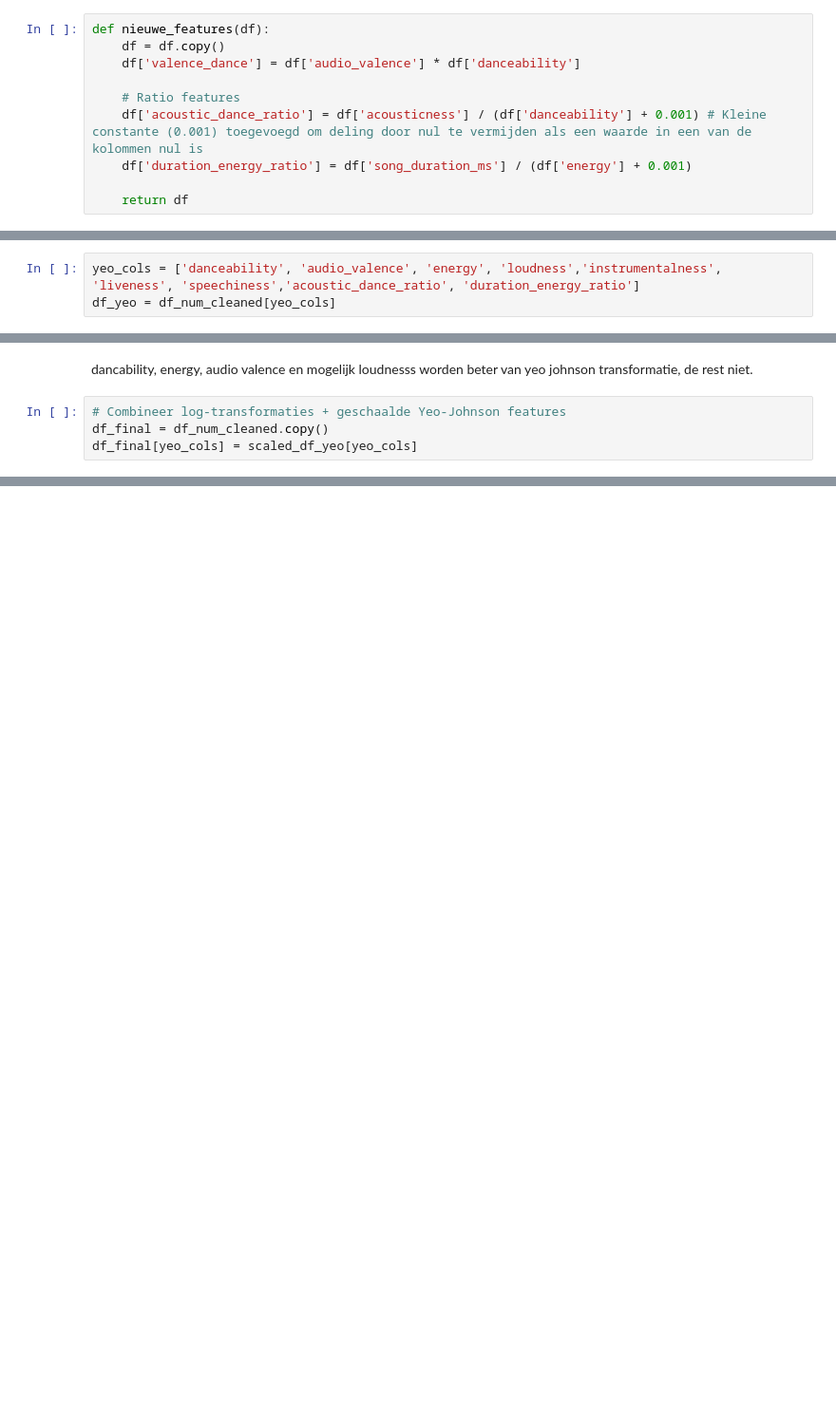
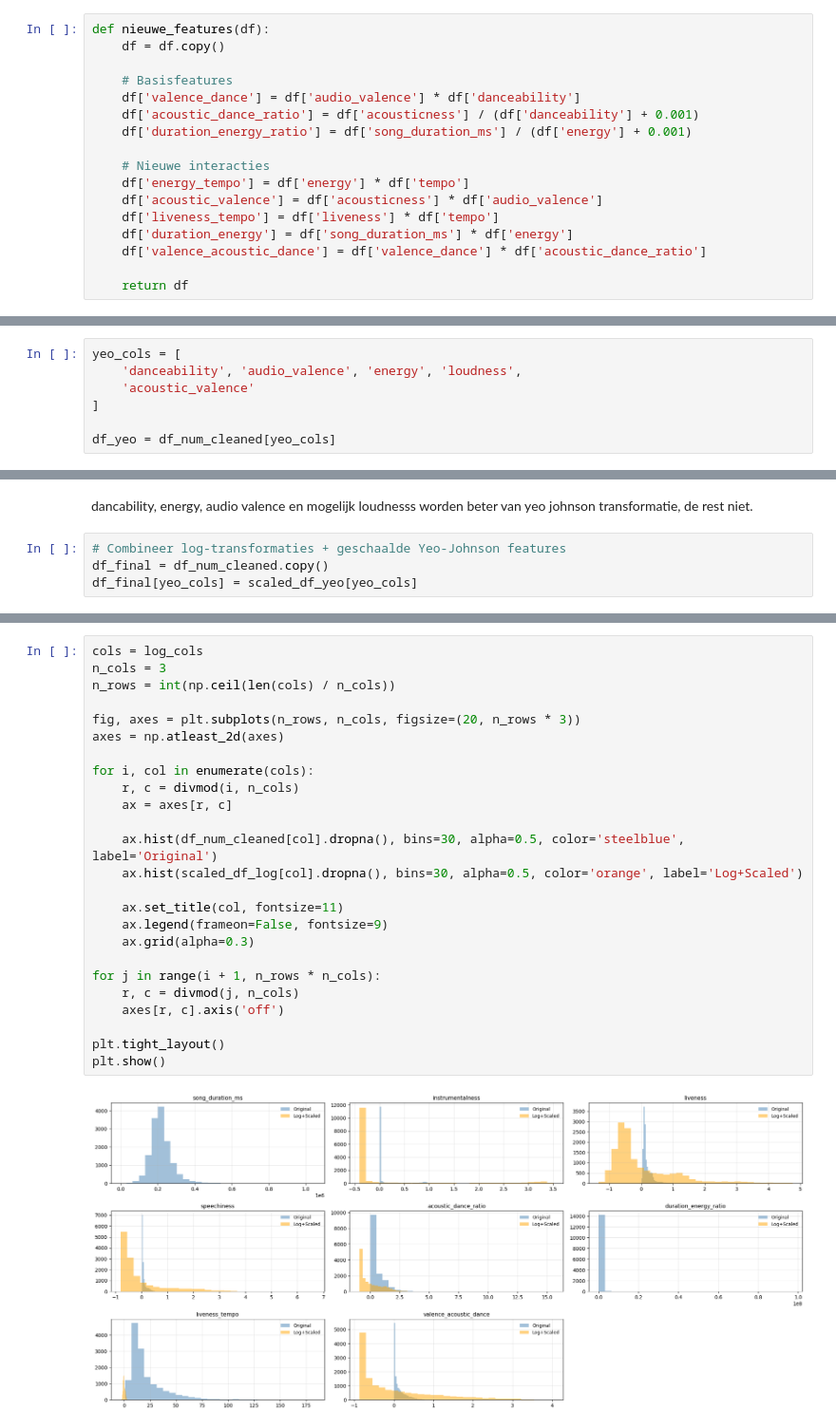
Before and after one commit to OdessaA/DataScience_SongPrediction, a Jupyter notebook: Data Exploratie.ipynb, the cells around one changed output, grey strips where cells are left out. Shown at 95% size. Cells and saved outputs as stored; diff of their text form; blank space fills up the shorter version.

```diff
--- a/Data Exploratie.ipynb
+++ b/Data Exploratie.ipynb
@@ -155,12 +223,19 @@ Piek tussen 50 en 75.
 # %%
 def nieuwe_features(df):
     df = df.copy()
+
+    # Basisfeatures
     df['valence_dance'] = df['audio_valence'] * df['danceability']
-
-    # Ratio features
-    df['acoustic_dance_ratio'] = df['acousticness'] / (df['danceability'] + 0.001) # Kleine constante (0.001) toegevoegd om deling door nul te vermijden als een waarde in een van de kolommen nul is
+    df['acoustic_dance_ratio'] = df['acousticness'] / (df['danceability'] + 0.001)
     df['duration_energy_ratio'] = df['song_duration_ms'] / (df['energy'] + 0.001)
 
+    # Nieuwe interacties
+    df['energy_tempo'] = df['energy'] * df['tempo']
+    df['acoustic_valence'] = df['acousticness'] * df['audio_valence']
+    df['liveness_tempo'] = df['liveness'] * df['tempo']
+    df['duration_energy'] = df['song_duration_ms'] * df['energy']
+    df['valence_acoustic_dance'] = df['valence_dance'] * df['acoustic_dance_ratio']
+
     return df
 # %% [markdown]
 ## 2.5 Distributies nieuwe features
@@ -484,7 +711,11 @@ print("Sterk scheve kolommen:", skewed_cols)
 # %% [markdown]
 ### Yeo-Johnson transformation
 # %%
-yeo_cols = ['danceability', 'audio_valence', 'energy', 'loudness','instrumentalness', 'liveness', 'speechiness','acoustic_dance_ratio', 'duration_energy_ratio']
+yeo_cols = [
+    'danceability', 'audio_valence', 'energy', 'loudness',
+    'acoustic_valence'
+]
+
 df_yeo = df_num_cleaned[yeo_cols]
 # %%
 pt = PowerTransformer(method='yeo-johnson')
@@ -548,0 +821,27 @@ print("Sterk scheve kolommen:", skewed_cols)
+# %%
+cols = log_cols
+n_cols = 3
+n_rows = int(np.ceil(len(cols) / n_cols))
+
+fig, axes = plt.subplots(n_rows, n_cols, figsize=(20, n_rows * 3))
+axes = np.atleast_2d(axes)
+
+for i, col in enumerate(cols):
+    r, c = divmod(i, n_cols)
+    ax = axes[r, c]
+
+    ax.hist(df_num_cleaned[col].dropna(), bins=30, alpha=0.5, color='steelblue', label='Original')
+    ax.hist(scaled_df_log[col].dropna(), bins=30, alpha=0.5, color='orange', label='Log+Scaled')
+
+    ax.set_title(col, fontsize=11)
+    ax.legend(frameon=False, fontsize=9)
+    ax.grid(alpha=0.3)
+
+for j in range(i + 1, n_rows * n_cols):
+    r, c = divmod(j, n_cols)
+    axes[r, c].axis('off')
+
+plt.tight_layout()
+plt.show()
+# %% [output]
+[figure, added]
```
Also changed, not shown: parts of 34 cells of this notebook.
